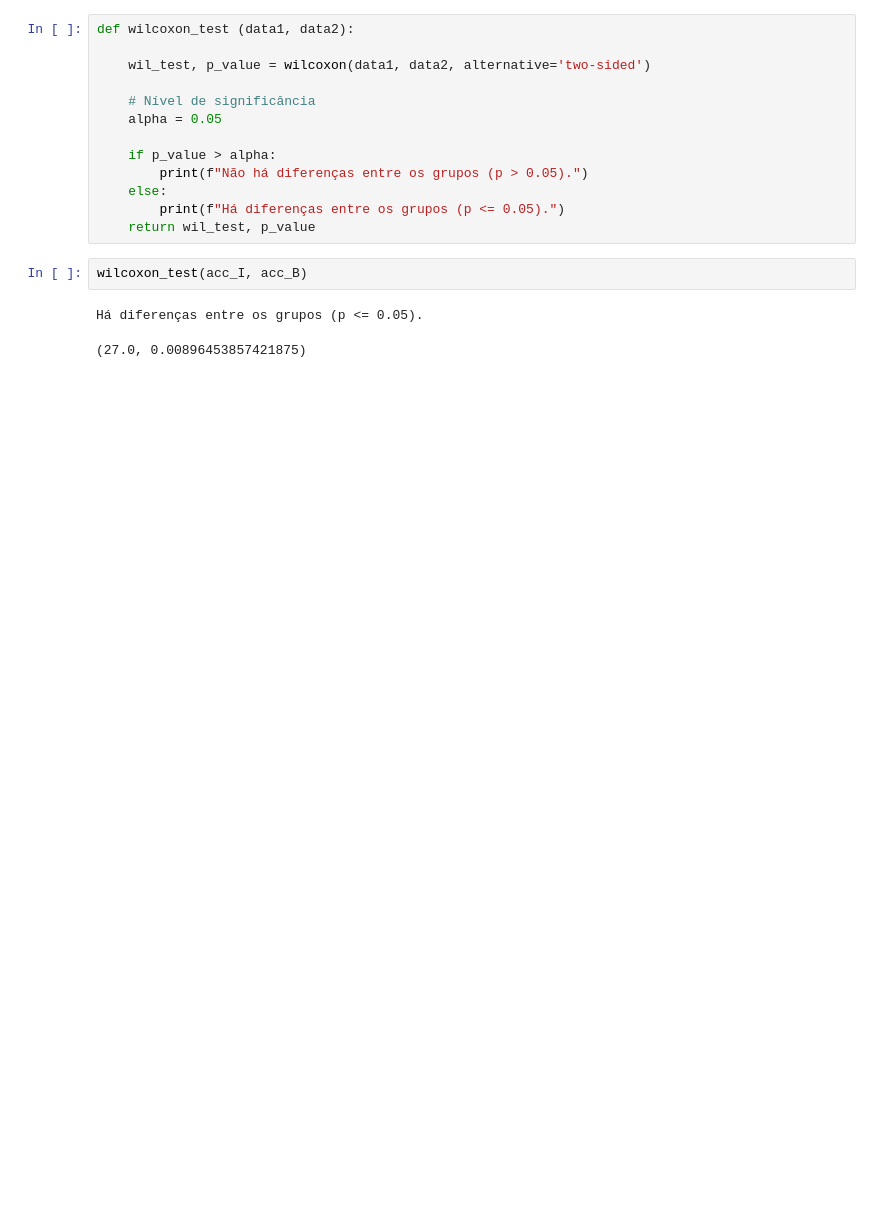
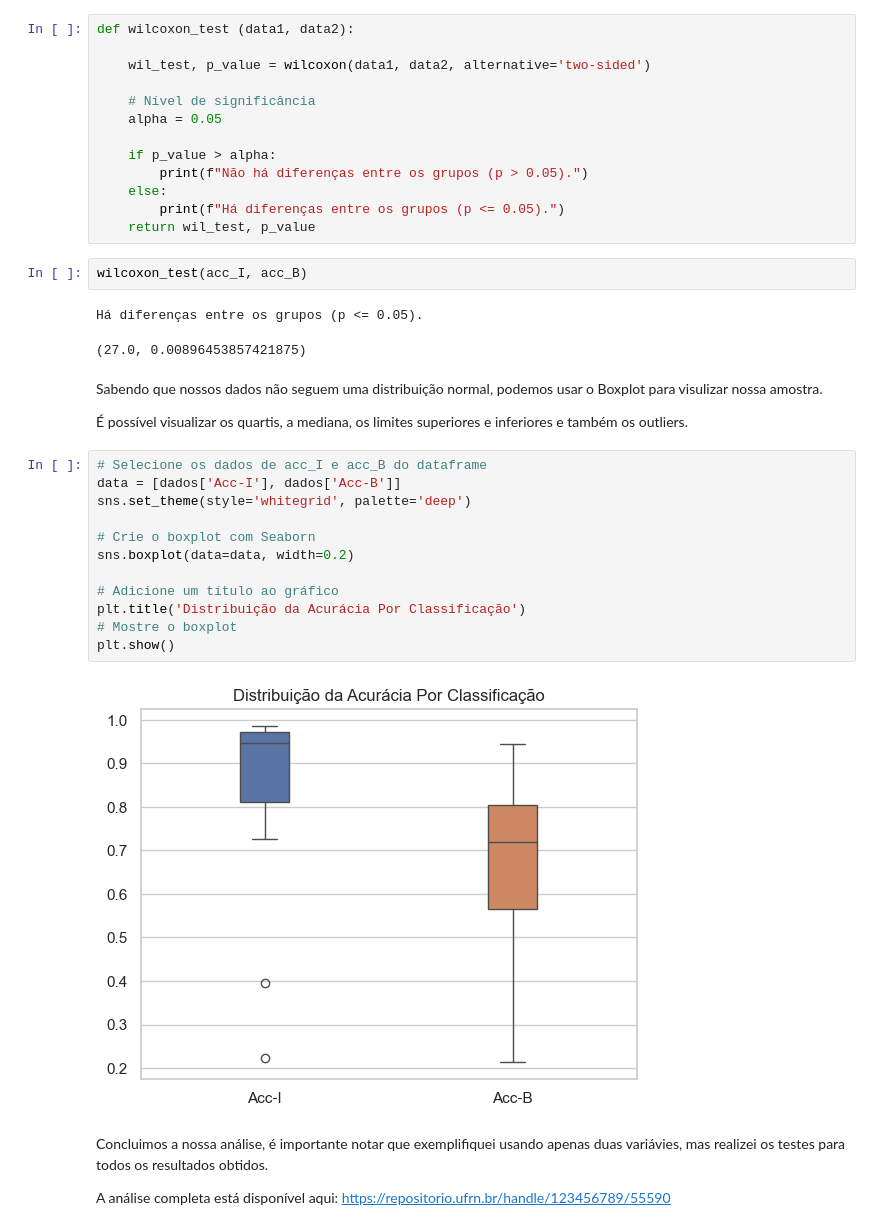
Before and after one commit to HannaCarla/Statistics-Tests, a Jupyter notebook: stats_test_shapiro_wilcoxon.ipynb, the cells around one changed output. Saved outputs shown, nothing was run; the diff lists cells and outputs as text; blank space fills up the shorter version.

```diff
--- a/stats_test_shapiro_wilcoxon.ipynb
+++ b/stats_test_shapiro_wilcoxon.ipynb
@@ -120,3 +149,25 @@ wilcoxon_test(acc_I, acc_B)
 # %% [output]
 Há diferenças entre os grupos (p <= 0.05).
 (27.0, 0.00896453857421875)
+# %% [markdown]
+Sabendo que nossos dados não seguem uma distribuição normal, podemos usar o Boxplot para visulizar nossa amostra.
+
+É possível visualizar os quartis, a mediana, os limites superiores e inferiores e também os outliers.
+# %%
+# Selecione os dados de acc_I e acc_B do dataframe
+data = [dados['Acc-I'], dados['Acc-B']]
+sns.set_theme(style='whitegrid', palette='deep')
+
+# Crie o boxplot com Seaborn
+sns.boxplot(data=data, width=0.2)
+
+# Adicione um título ao gráfico
+plt.title('Distribuição da Acurácia Por Classificação')
+# Mostre o boxplot
+plt.show()
+# %% [output]
+[figure, added]
+# %% [markdown]
+Concluimos a nossa análise, é importante notar que exemplifiquei usando apenas duas variávies, mas realizei os testes para todos os resultados obtidos.
+
+A análise completa está disponível aqui: https://repositorio.ufrn.br/handle/123456789/55590
```
Also changed, not shown: parts of 9 cells of this notebook.
